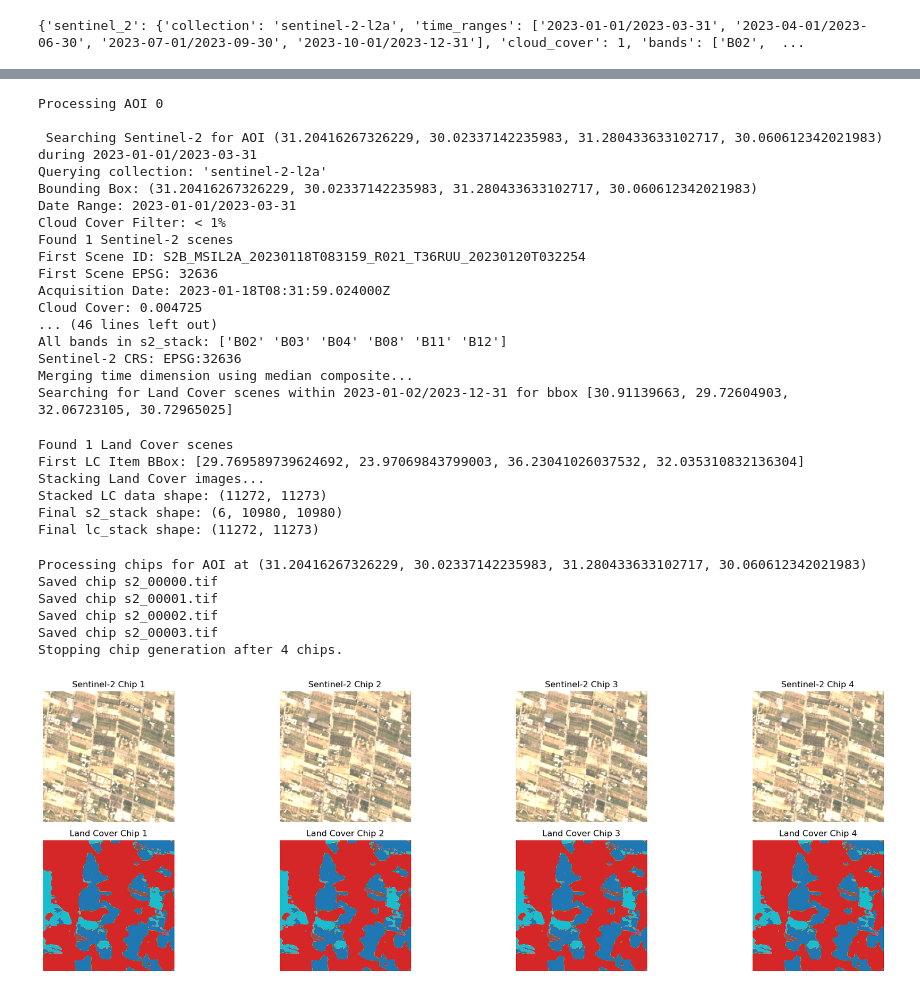
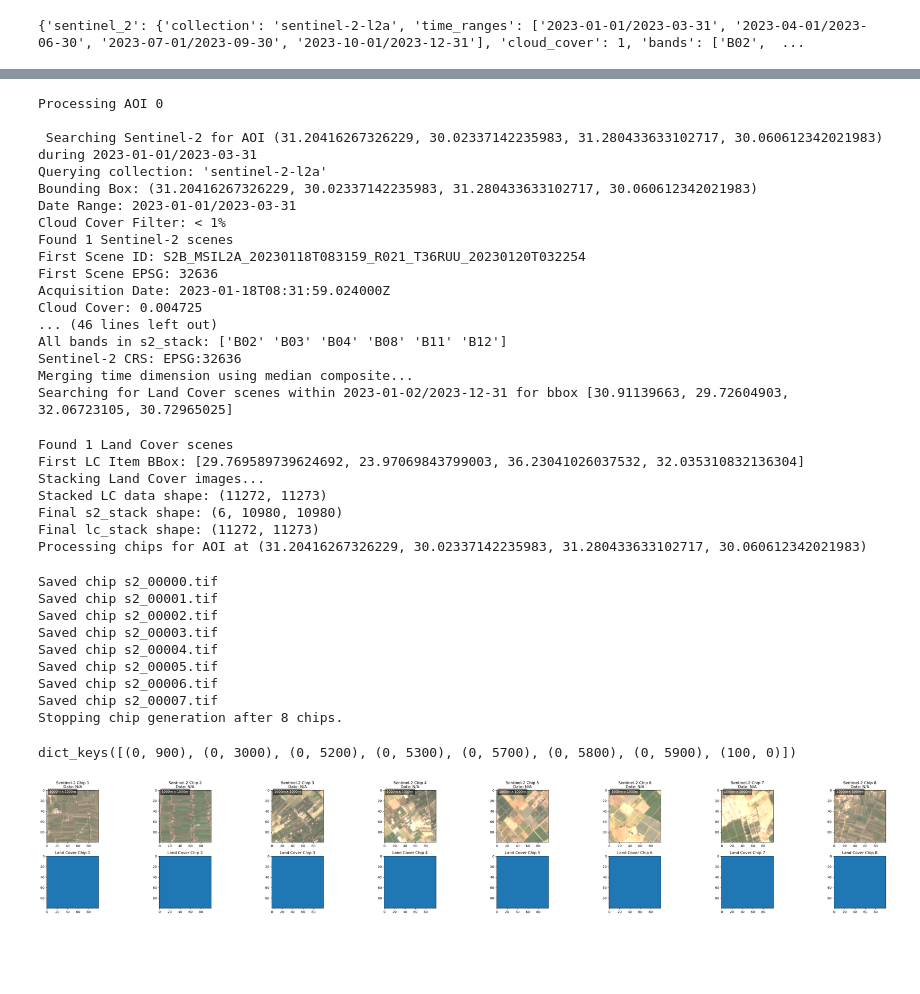
Before and after one commit to ClarkCGA/gelos-lc-datagen, a Jupyter notebook: notebooks/caleb-chipgen.ipynb, the cells around one changed output, grey strips where cells are left out. Saved outputs shown, nothing was run; the diff lists cells and outputs as text; code cells hidden in the pictures; blank space fills up the shorter version.

Commit message:
chips generate, date not in metadata

```diff
--- a/notebooks/caleb-chipgen.ipynb
+++ b/notebooks/caleb-chipgen.ipynb
@@ -360,7 +382,7 @@ for index, aoi in aoi_gdf.iterrows():
     print("Final lc_stack shape:", lc_stack.shape)
 
     # Process chips (Now stores results in chip_dict)
-    global_index = process_chips(aoi, s2_stack, lc_stack, output_dir, global_index, chip_dict)
+    global_index = process_chips(aoi, s2_stack, lc_stack, output_dir, global_index, chip_dict, sample_size)
 
     # Stop after one AOI to check outputs
     # if global_index > 5:
@@ -390,9 +412,17 @@ Stacking Land Cover images...
 Stacked LC data shape: (11272, 11273)
 Final s2_stack shape: (6, 10980, 10980)
 Final lc_stack shape: (11272, 11273)
+Processing chips for AOI at (31.20416267326229, 30.02337142235983, 31.280433633102717, 30.060612342021983)
-Processing chips for AOI at (31.20416267326229, 30.02337142235983, 31.280433633102717, 30.060612342021983)
 Saved chip s2_00000.tif
 Saved chip s2_00001.tif
 Saved chip s2_00002.tif
 Saved chip s2_00003.tif
-Stopping chip generation after 4 chips.
+Saved chip s2_00004.tif
+Saved chip s2_00005.tif
+Saved chip s2_00006.tif
+Saved chip s2_00007.tif
+Stopping chip generation after 8 chips.
+# %%
+print(chip_dict.keys())
+# %% [output]
+dict_keys([(0, 900), (0, 3000), (0, 5200), (0, 5300), (0, 5700), (0, 5800), (0, 5900), (100, 0)])
@@ -399,8 +431,8 @@ Stopping chip generation after 4 chips.
 # %%
 import matplotlib.pyplot as plt
-plot_chips(chip_dict)
+plot_chips(chip_dict, [(0, 900), (0, 3000), (0, 5200), (0, 5300), (0, 5700), (0, 5800), (0, 5900), (100, 0)], sample_size)
 # %% [output]
-[figure, old version]
+[figure, new version]
 # %%
 #print(s2_stack)
 # %%
```
Also changed, not shown: parts of 4 cells of this notebook.
